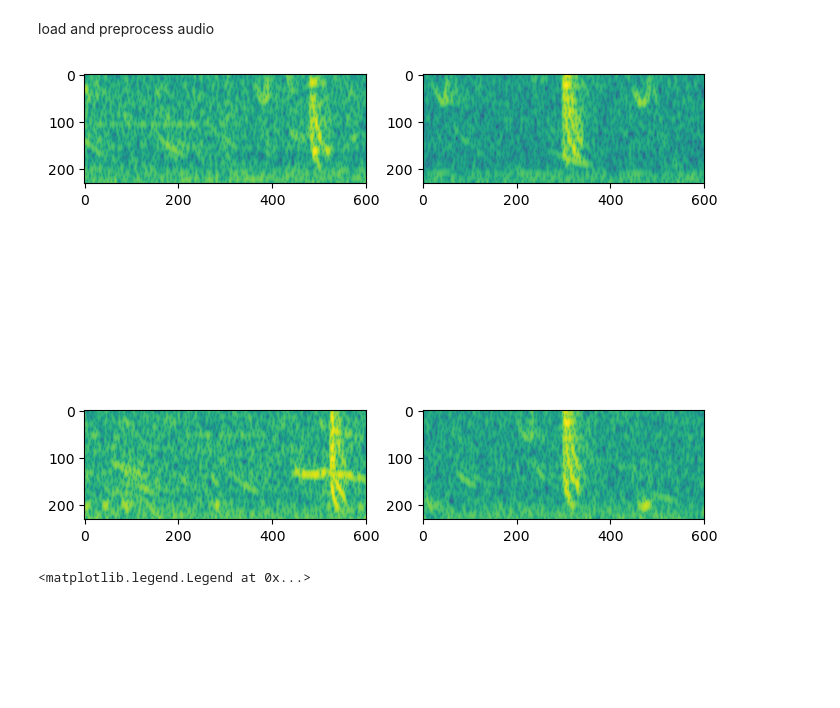
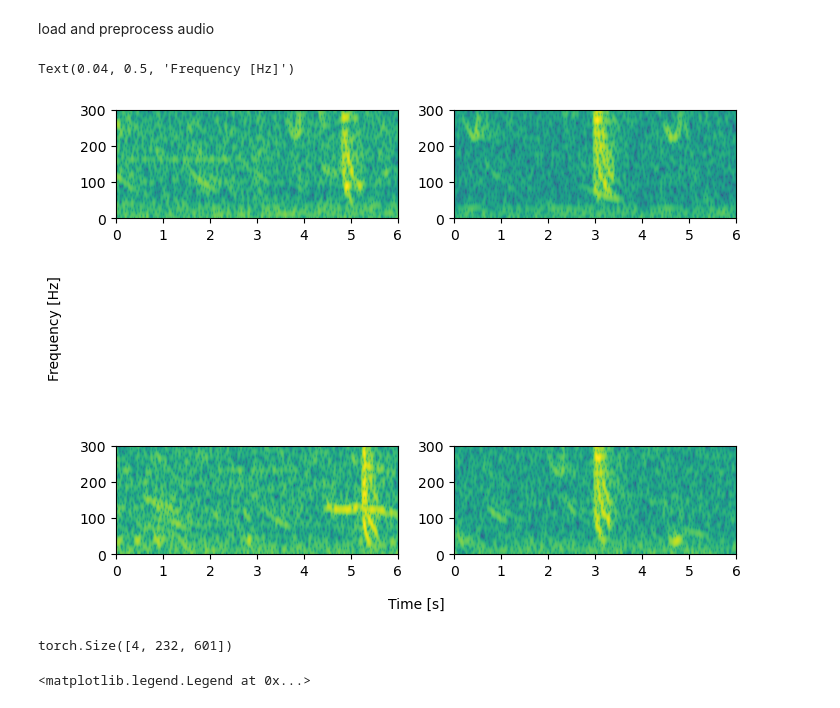
Before and after one commit to whoi-mars/Whale-Gunshot-Localization, a Jupyter notebook: evaluate/single_evaluation.ipynb, the cells around one changed output. Saved outputs shown, nothing was run; the diff lists cells and outputs as text; code cells hidden in the pictures; blank space fills up the shorter version.

```diff
--- a/evaluate/single_evaluation.ipynb
+++ b/evaluate/single_evaluation.ipynb
@@ -20,0 +24,23 @@ Using the GPU!
+# %%
+def convert_range(old_range, new_range, old_value):
+    """
+    Linearly map a number from one range to another range.
+
+    Parameters
+    ----------
+    old_range : array-like, shape: 1 X 2
+        minimum and maximum of the old number range
+    new_range : array-like, shape: 1 X 2
+        minimum and maximum of the new number range
+    old_value : float
+        value to map onto new range
+
+    Returns
+    -------
+    : float
+        value mappend onto new range
+    """
+
+    old_diff = (old_range[1] - old_range[0])
+    new_diff = (new_range[1] - new_range[0])
+    return (((old_value - old_range[0]) * new_diff) / old_diff) + new_range[0]
@@ -38,31 +116,52 @@ load and preprocess audio
 # %%
 mu_list = np.load(config['dataset']['data_directory'] + '/mean_range_classification.npy', allow_pickle=True)
 mu_list = np.expand_dims(mu_list, axis=-1)
 
 std_list = np.load(config['dataset']['data_directory'] + '/std_range_classification.npy', allow_pickle=True)
 std_list = np.expand_dims(std_list, axis=-1)
 
 ranges = []
 with torch.set_grad_enabled(False):
     for i, f in enumerate(files):
         y,_ = librosa.load(f,sr=600)
         y = l2_standardize(np.expand_dims(y,axis=(0,1)), mu_list, std_list).squeeze(axis=0)
         if i == 0:
             inputs = torch.zeros(len(files),y.shape[1],y.shape[2])
         inputs[i,...] = y
     out = model(inputs.to(device)).squeeze().to('cpu')
 ranges = out[:,0]*config['scaling']['max_r']
 
 rows = int(np.floor(np.sqrt(inputs.shape[0])));
 columns = int(np.ceil(inputs.shape[0]/rows));
-f, axs = plt.subplots(rows,columns)
+fig, axs = plt.subplots(rows,columns)
 c = 0
 for ax1 in axs:
     for ax2 in ax1:
         ax2.imshow(inputs[c,...])
+        # set x ticks
+        x_tick_labels = np.arange(0, config['signal']['T'] + 1, 1)
+        old_range_x = [0, config['signal']['T']]
+        new_range_x = [0, inputs.shape[2]]
+        ax2.set_xticks([convert_range(old_range_x, new_range_x, val) for val in x_tick_labels])
+        ax2.set_xticklabels([int(val) if val.is_integer() else val for val in x_tick_labels])
+
+        # set y ticks
+        y_tick_labels = np.arange(0, config['signal']['fs'] / 2 + 1, 100)
+        old_range_y = [0, config['signal']['fs'] / 2]
+        new_range_y = [0, inputs.shape[1]]
+        ax2.set_yticks([convert_range(old_range_y, new_range_y, val) for val in y_tick_labels])
+        ax2.set_yticklabels(reversed([int(val) if val.is_integer() else val for val in y_tick_labels]))
         c += 1
+
+fig.text(0.5, 0.15, 'Time [s]', ha='center')
+fig.text(0.04, 0.5, 'Frequency [Hz]', va='center', rotation='vertical')
 # %% [output]
+Text(0.04, 0.5, 'Frequency [Hz]')
-[figure, old version]
+[figure, new version]
+# %%
+inputs.shape
+# %% [output]
+torch.Size([4, 232, 601])
 # %%
 def localize(r_p, sensors_idx):
 
```
Also changed, not shown: parts of 6 cells of this notebook.
